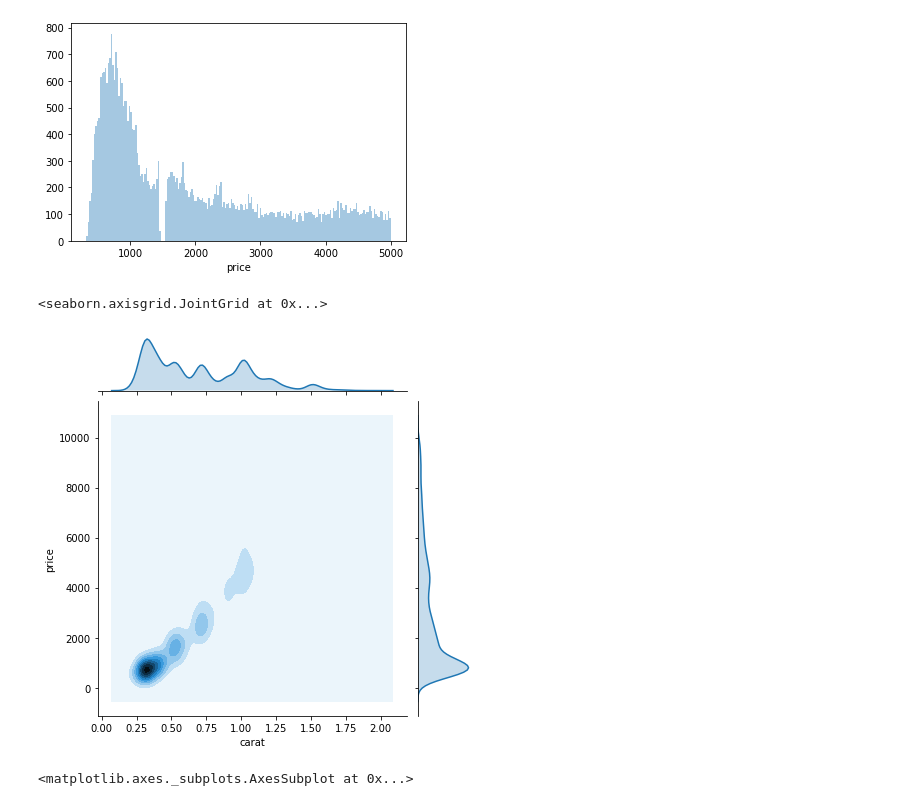
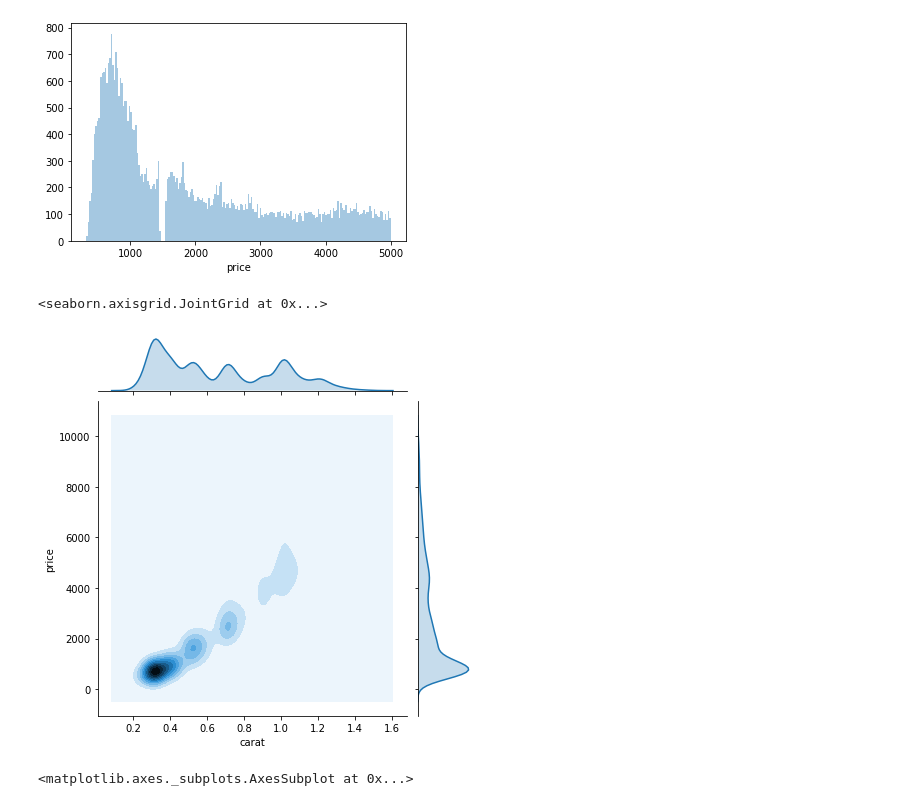
Before and after one commit to trishakalia/FIN377-participation, a Jupyter notebook: L7 Livecoding .ipynb, the cells around one changed output. Drawn from its saved outputs; the diff is of its cells as text; code cells hidden in the pictures.

```diff
--- a/L7 Livecoding .ipynb
+++ b/L7 Livecoding .ipynb
@@ -94,10 +95,10 @@ sns.distplot(diamonds.query('price<5000')['price'],kde=False,
 # %%
 # my turn: how is carat related to price?
 # sns.jointplot(data=diamonds.query('carat < 2.2 & price<10000'), y='price', x='carat', kind ='hex')
-sns.jointplot(data=diamonds.query('carat < 2 & price<10000'), y='price', x='carat', kind ='kde') #kind = 'resid' , 'reg'
+sns.jointplot(data=diamonds.query('carat < 1.5 & price<10000'), y='price', x='carat', kind ='kde') #kind = 'resid' , 'reg'
 # %% [output]
 <seaborn.axisgrid.JointGrid at 0x...>
-[figure, old version]
+[figure, new version]
 # %%
 # your turn: how is price related to cut?
 sns.boxplot(data=diamonds.query('price < 6000'), x='cut', y='price')
```
Also changed, not shown: parts of 10 cells of this notebook.
